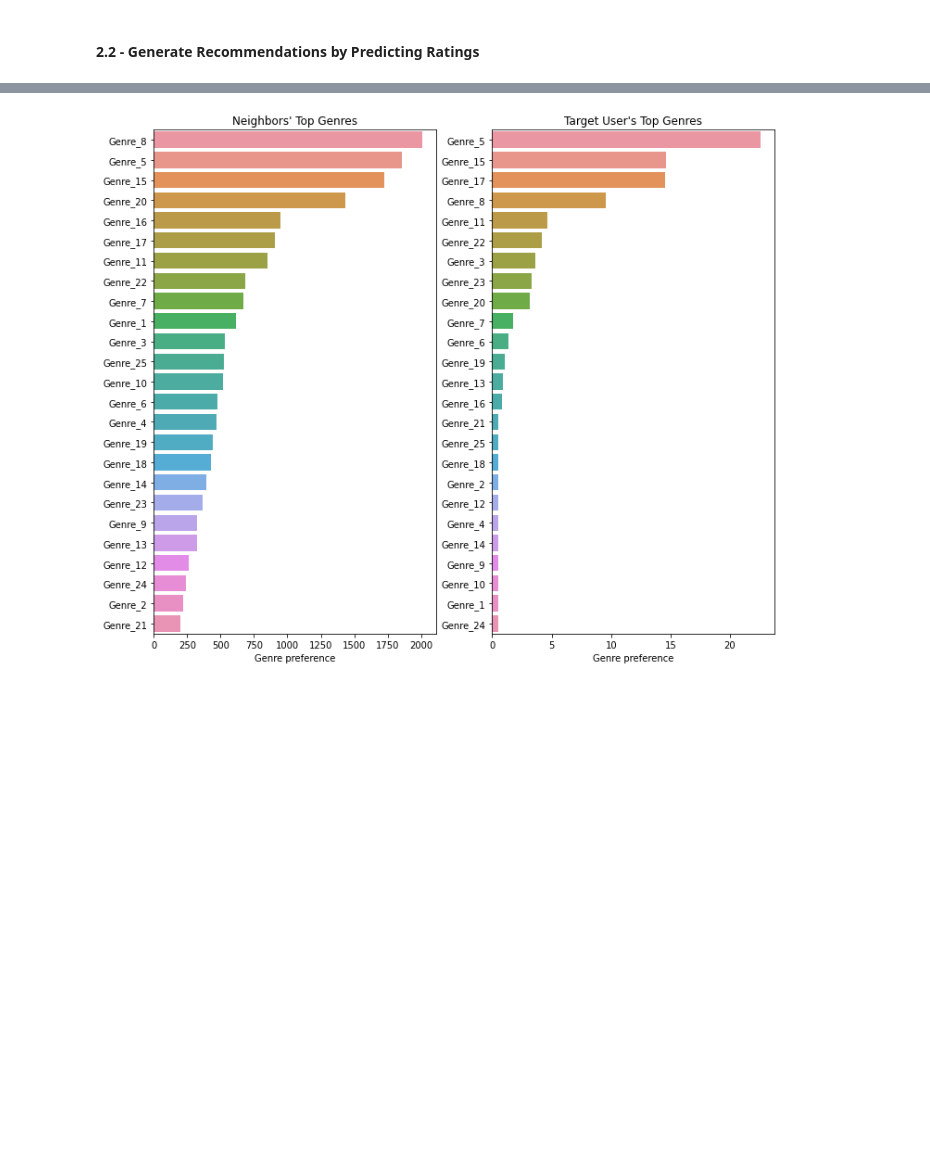
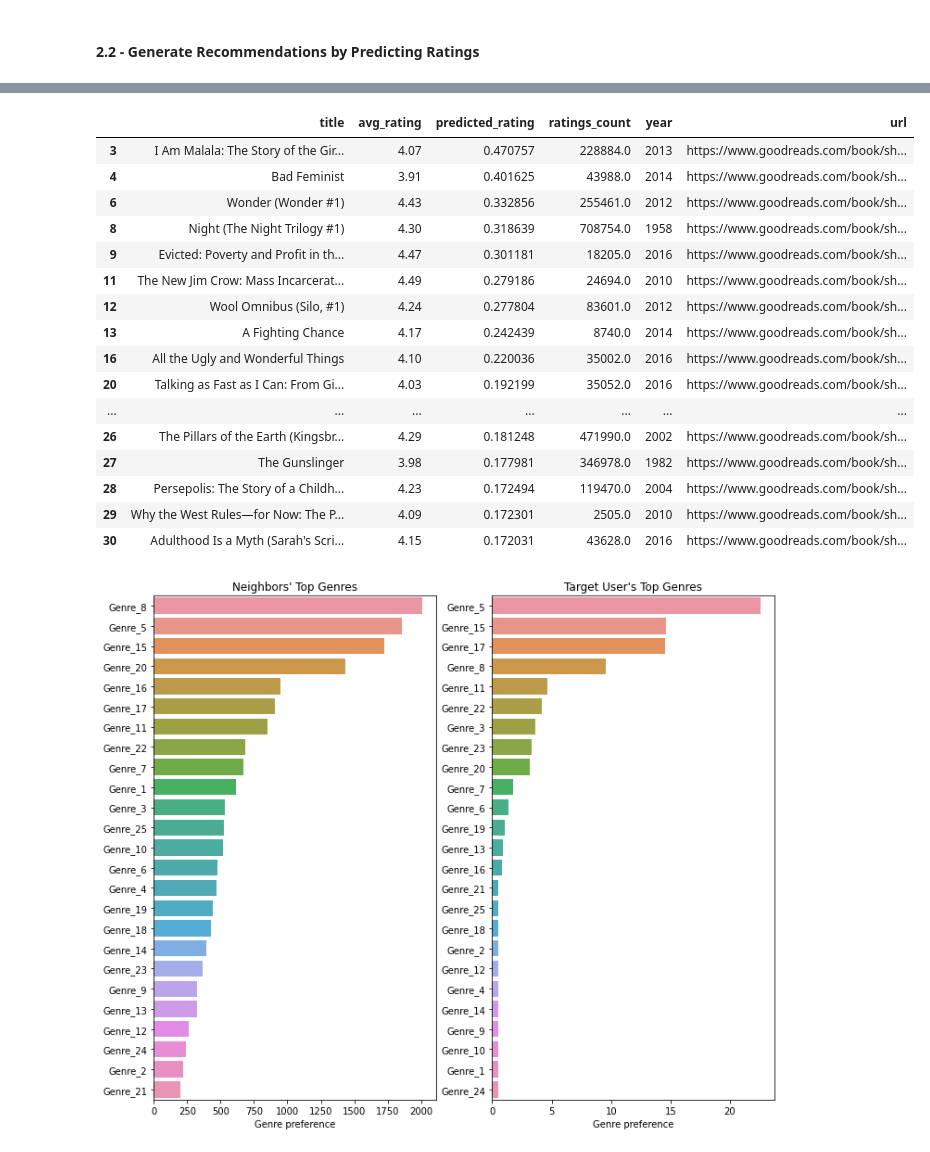
Before and after one commit to mraottth/projects, a Jupyter notebook: Goodreads Book Recommender/02_book_recommender.ipynb, the cells around one changed output, grey strips where cells are left out. Saved outputs shown, nothing was run; the diff lists cells and outputs as text; code cells hidden in the pictures; blank space fills up the shorter version.

```diff
--- a/Goodreads Book Recommender/02_book_recommender.ipynb
+++ b/Goodreads Book Recommender/02_book_recommender.ipynb
@@ -424,13 +424,13 @@ large_neighborhood_ratings, target_user_ratings = find_neighbors(2000, target, d
 # %%
 # Get unique users and books to slice df_reviews
-neighbor_index = large_neighborhood_ratings["uid"].unique()
-neighbor_index = np.append(neighbor_index, target)
-neighbor_book_index = large_neighborhood_ratings["book_index"].unique()
-neighbor_book_index = np.append(neighbor_book_index, target_user_ratings["book_index"].unique())
+svd_neighbor_index = svd_neighborhood_ratings["uid"].unique()
+svd_neighbor_index = np.append(svd_neighbor_index, target)
+svd_neighbor_book_index = svd_neighborhood_ratings["book_index"].unique()
+svd_neighbor_book_index = np.append(svd_neighbor_book_index, target_user_ratings["book_index"].unique())
 
 # Slice df_reviews to make User Ratings Matrix
-R = df_reviews[:, neighbor_book_index]
-R = R[neighbor_index, :]
+R = df_reviews[:, svd_neighbor_book_index]
+R = R[svd_neighbor_index, :]
 # %%
 # Decompose user ratings matrix R
 U, sigma, Vt = svds(R, k=5)
@@ -444,6 +444,6 @@ Vt = sparse.csr_matrix(Vt)
 # %%
 # Get predictions
 all_user_predicted_ratings = U.dot(sigma) @ Vt
-df_preds = pd.DataFrame(all_user_predicted_ratings.toarray(), columns=neighbor_book_index, index=neighbor_index)\
+df_preds = pd.DataFrame(all_user_predicted_ratings.toarray(), columns=svd_neighbor_book_index, index=svd_neighbor_index)\
                 .reset_index()
 # %%
@@ -499,2 +484,25 @@ top_preds.query("avg_rating > 3.9").head(20)
+# %%
+# View books with highest target user predicted score
+top_preds = get_recs(df_preds, target, book_index, df_books, write_to_excel=False)
+top_preds[["title","avg_rating","predicted_rating","ratings_count","year","url"]]\
+                .query("avg_rating > 3.9 & ratings_count > 400").head(20)
+# %% [output]
+|  | title | avg_rating | predicted_rating | ratings_count | year | url |
+| 3 | I Am Malala: The Story of the Gir... | 4.07 | 0.470757 | 228884.0 | 2013 | https://www.goodreads.com/book/sh... |
+| 4 | Bad Feminist | 3.91 | 0.401625 | 43988.0 | 2014 | https://www.goodreads.com/book/sh... |
+| 6 | Wonder (Wonder #1) | 4.43 | 0.332856 | 255461.0 | 2012 | https://www.goodreads.com/book/sh... |
+| 8 | Night (The Night Trilogy #1) | 4.30 | 0.318639 | 708754.0 | 1958 | https://www.goodreads.com/book/sh... |
+| 9 | Evicted: Poverty and Profit in th... | 4.47 | 0.301181 | 18205.0 | 2016 | https://www.goodreads.com/book/sh... |
+| 11 | The New Jim Crow: Mass Incarcerat... | 4.49 | 0.279186 | 24694.0 | 2010 | https://www.goodreads.com/book/sh... |
+| 12 | Wool Omnibus (Silo, #1) | 4.24 | 0.277804 | 83601.0 | 2012 | https://www.goodreads.com/book/sh... |
+| 13 | A Fighting Chance | 4.17 | 0.242439 | 8740.0 | 2014 | https://www.goodreads.com/book/sh... |
+| 16 | All the Ugly and Wonderful Things | 4.10 | 0.220036 | 35002.0 | 2016 | https://www.goodreads.com/book/sh... |
+| 20 | Talking as Fast as I Can: From Gi... | 4.03 | 0.192199 | 35052.0 | 2016 | https://www.goodreads.com/book/sh... |
+| ... | ... | ... | ... | ... | ... | ... |
+| 26 | The Pillars of the Earth (Kingsbr... | 4.29 | 0.181248 | 471990.0 | 2002 | https://www.goodreads.com/book/sh... |
+| 27 | The Gunslinger | 3.98 | 0.177981 | 346978.0 | 1982 | https://www.goodreads.com/book/sh... |
+| 28 | Persepolis: The Story of a Childh... | 4.23 | 0.172494 | 119470.0 | 2004 | https://www.goodreads.com/book/sh... |
+| 29 | Why the West Rules—for Now: The P... | 4.09 | 0.172301 | 2505.0 | 2010 | https://www.goodreads.com/book/sh... |
+| 30 | Adulthood Is a Myth (Sarah's Scri... | 4.15 | 0.172031 | 43628.0 | 2016 | https://www.goodreads.com/book/sh... |
 # %%
 # Show top genres
```
Also changed, not shown: parts of 13 cells of this notebook.
